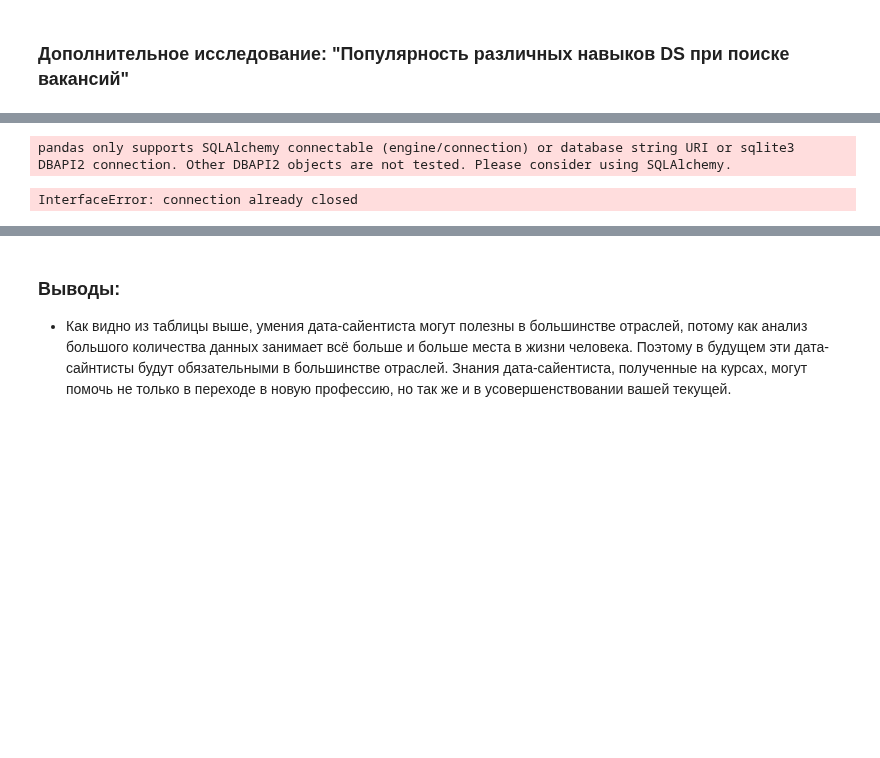
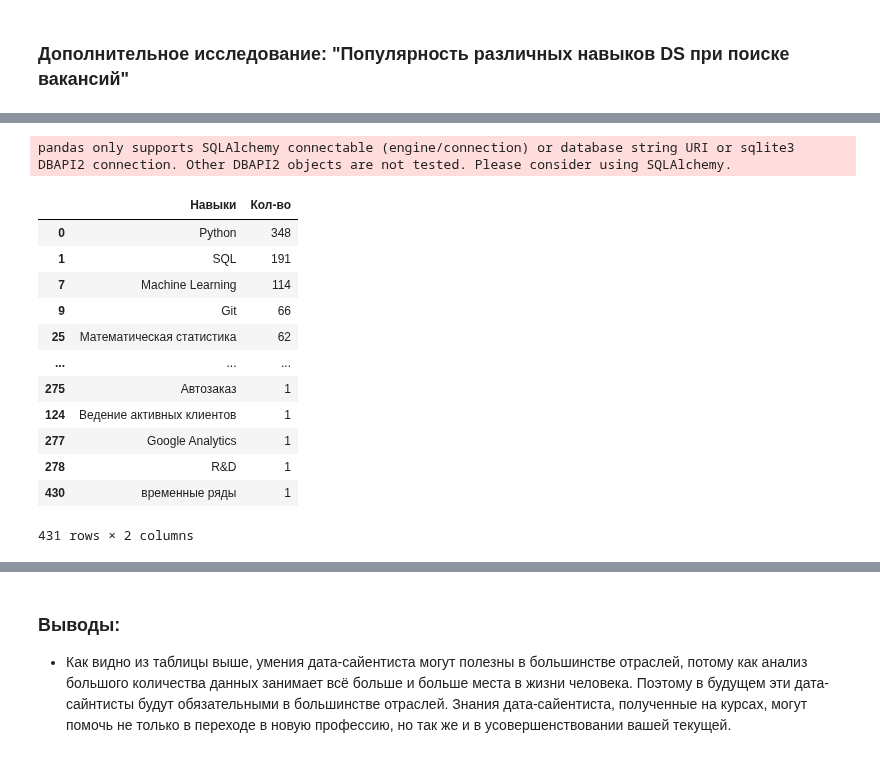
Before and after one commit to HunterV1rus/SF_DS, a Jupyter notebook: Skillfactory/Project_2. Анализ HeadHunter/Project_2. Ноутбук.ipynb, the cells around one changed output, grey strips where cells are left out. Saved outputs shown, nothing was run; the diff lists cells and outputs as text; code cells hidden in the pictures; blank space fills up the shorter version.

```diff
--- a/Skillfactory/Project_2. Анализ HeadHunter/Project_2. Ноутбук.ipynb
+++ b/Skillfactory/Project_2. Анализ HeadHunter/Project_2. Ноутбук.ipynb
@@ -789,22 +808,34 @@ NameError: name 'ds_vacs' is not defined
 # %%
 df = pd.read_sql_query(query_7_2, connection)
 df
 
 skillsDict = {}
 
 for word in df['Ключевые навыки'][0].split(', '):
     if word not in skillsDict.keys():
         skillsDict[word] = 1
     else:
         skillsDict[word] += 1
 
 data = {'Навыки': skillsDict.keys(), 'Кол-во': skillsDict.values()}
 
-data
+#data
 skills_df = pd.DataFrame.from_dict(data)
-skills_df.sort_values(by['Кол-во'], ascending=False)
+skills_df.sort_values(by=['Кол-во'], ascending=False)
 # %% [output]
 pandas only supports SQLAlchemy connectable (engine/connection) or database string URI or sqlite3 DBAPI2 connection. Other DBAPI2 objects are not tested. Please consider using SQLAlchemy.
+|  | Навыки | Кол-во |
+| 0 | Python | 348 |
+| 1 | SQL | 191 |
+| 7 | Machine Learning | 114 |
+| 9 | Git | 66 |
+| 25 | Математическая статистика | 62 |
+| ... | ... | ... |
+| 275 | Автозаказ | 1 |
+| 124 | Ведение активных клиентов | 1 |
+| 277 | Google Analytics | 1 |
+| 278 | R&D | 1 |
+| 430 | временные ряды | 1 |
-InterfaceError: connection already closed
+431 rows × 2 columns
 # %%
 fig = px.bar(
```
Also changed, not shown: parts of 4 cells of this notebook.
